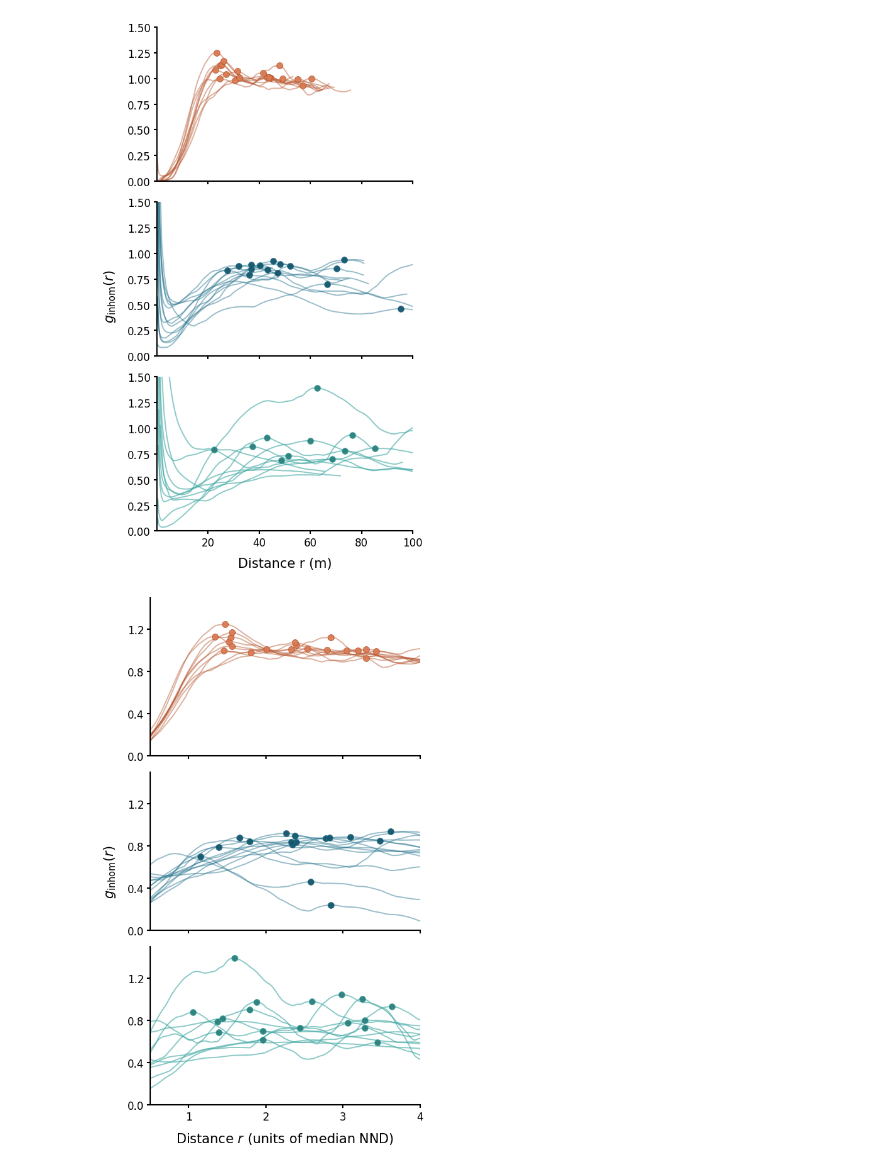
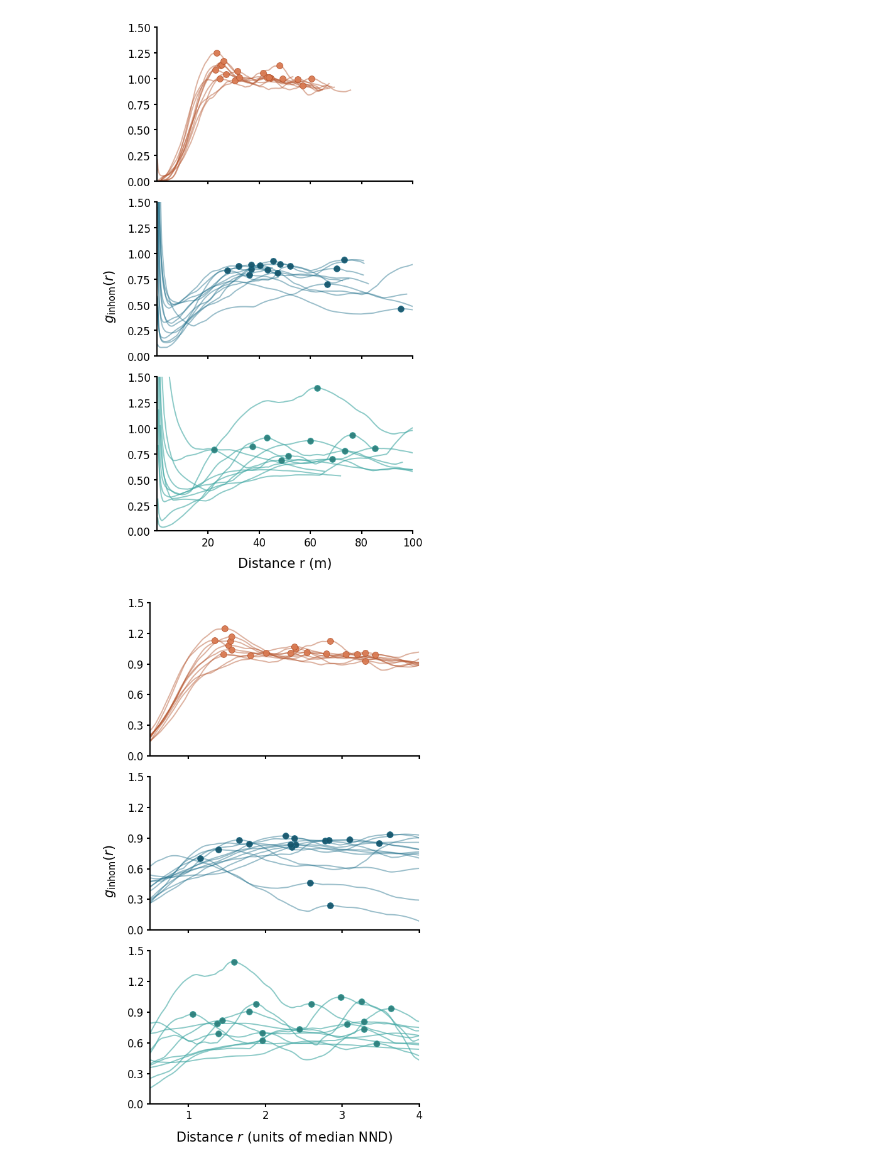
Before and after one commit to vivekhsridhar/territory_geometry, a Jupyter notebook: plot_pcf.ipynb, the cells around one changed output. Cells and saved outputs as stored; diff of their text form; code cells hidden in the pictures.

```diff
--- a/plot_pcf.ipynb
+++ b/plot_pcf.ipynb
@@ -65,35 +65,35 @@ fig, axes = plt.subplots(len(lek_labels), 1, figsize=(5, 9), sharex=True)
 
 for ax, lek in zip(axes, lek_labels_ordered):
     sub_all = pcf_all.loc[(pcf_all['lek_id'] == lek)]
     sub_peaks = peaks.loc[(peaks['lek_id'] == lek)]
 
     for _, gdat in sub_all.groupby('date'):
         ax.plot(gdat['r'] / gdat['nn_median'], gdat['g'], linewidth=1.4,
                 alpha=0.45 if lek != 'Velavadar Lek 2' else 0.6, color=fill_cols[lek])
 
     ax.scatter(sub_peaks['s_peak'], sub_peaks['g_peak'], s=50, color=point_cols[lek],
                edgecolor=fill_cols[lek], linewidth=0.6, alpha=0.95, zorder=3)
 
     ax.spines['top'].set_visible(False)
     ax.spines['right'].set_visible(False)
     ax.spines['left'].set_linewidth(1.5)
     ax.spines['bottom'].set_linewidth(1.5)
     ax.tick_params(axis='both', which='major', labelsize=12, width=1.5)
 
 for ax in axes:
     ax.set_xticks([1, 2, 3, 4])
     ax.set_xlim(0.5, 4)
     ax.set_ylim(0, 1.5)
-    ax.set_yticks([0,0.4,0.8,1.2])
+    ax.set_yticks([0,0.3,0.6,0.9,1.2,1.5])
 
 axes[-1].set_xlabel(r'Distance $r$ (units of median NND)', fontsize=15, labelpad=10)
 fig.text(-0.05, 0.5, r'$g_{\mathrm{inhom}}(r)$',fontsize=15, va='center', rotation='vertical')
 
 plt.tight_layout()
 
 plt.savefig(out_dir/'plot_pcf_curves_rescaled.png', dpi=300, bbox_inches='tight')
 # %% [output]
-[figure, old version]
+[figure, new version]
 # %%
 # One row per lek × date
 peaks_npeaks = (peaks[['lek_id', 'date', 'n_peaks']].drop_duplicates())
```
Also changed, not shown: parts of 2 cells of this notebook, 4 other files.
